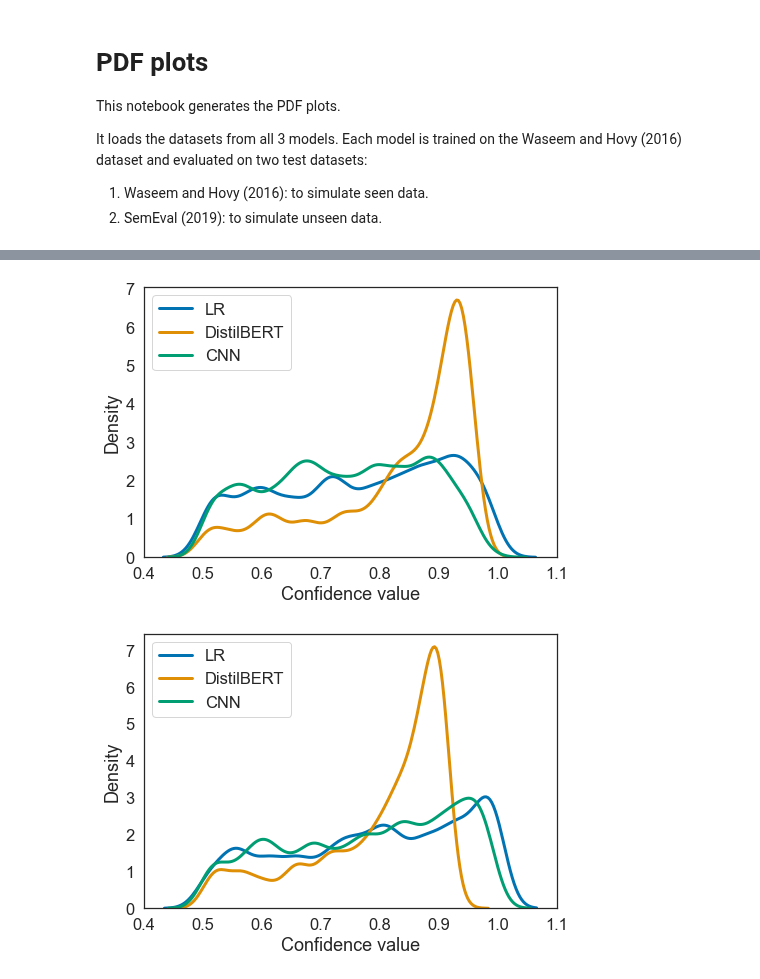
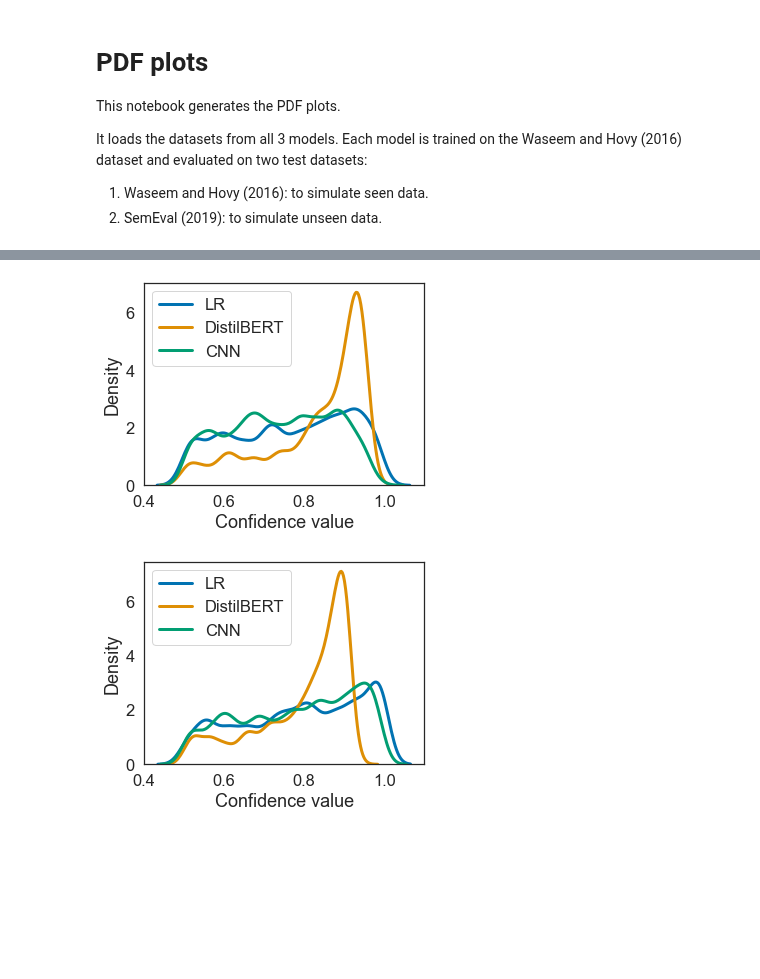
Before and after one commit to delftcrowd/smart_rejector_for_hate_speech, a Jupyter notebook: code/rejector/PDF plots.ipynb, the cells around one changed output, grey strips where cells are left out. Cells and saved outputs as stored; diff of their text form; code cells hidden in the pictures; blank space fills up the shorter version.

```diff
--- a/code/rejector/PDF plots.ipynb
+++ b/code/rejector/PDF plots.ipynb
@@ -39,7 +39,7 @@ cnn_unseen = ("CNN", metric_cnn_waseeem_semeval)
 metrics_seen = [lr_seen, distilbert_seen, cnn_seen]
 metrics_unseen = [lr_unseen, distilbert_unseen, cnn_unseen]
 # %%
-sns.set(rc={'figure.figsize':(7,5)})
+sns.set(rc={'figure.figsize':(5,4)})
 sns.set(font_scale = 1.5, palette="colorblind")
 sns.set_style("white")
 Metric.plot_multiple_confidence_densities(metrics=metrics_seen, bw_adjust=0.5, filename="confidence-densities-seen-tp.pdf", type="TP")
@@ -48,5 +48,5 @@ Metric.plot_multiple_confidence_densities(metrics=metrics_seen, bw_adjust=0.5, f
 # %%
-sns.set(rc={'figure.figsize':(7,5)})
+sns.set(rc={'figure.figsize':(5,4)})
 sns.set(font_scale = 1.5, palette="colorblind")
 sns.set_style("white")
 Metric.plot_multiple_confidence_densities(metrics=metrics_seen, bw_adjust=0.5, filename="confidence-densities-seen-tn.pdf", type="TN")
@@ -55,5 +55,5 @@ Metric.plot_multiple_confidence_densities(metrics=metrics_seen, bw_adjust=0.5, f
 # %%
-sns.set(rc={'figure.figsize':(7,5)})
+sns.set(rc={'figure.figsize':(5,4)})
 sns.set(font_scale = 1.5, palette="colorblind")
 sns.set_style("white")
 Metric.plot_multiple_confidence_densities(metrics=metrics_seen, bw_adjust=0.5, filename="confidence-densities-seen-fp.pdf", type="FP")
@@ -62,15 +62,15 @@ Metric.plot_multiple_confidence_densities(metrics=metrics_seen, bw_adjust=0.5, f
 # %%
-sns.set(rc={'figure.figsize':(7,5)})
+sns.set(rc={'figure.figsize':(5,4)})
 sns.set(font_scale = 1.5, palette="colorblind")
 sns.set_style("white")
 Metric.plot_multiple_confidence_densities(metrics=metrics_seen, bw_adjust=0.5, filename="confidence-densities-seen-fn.pdf", type="FN")
 # %% [output]
-[figure, old version]
+[figure, new version]
 # %%
-sns.set(rc={'figure.figsize':(7,5)})
+sns.set(rc={'figure.figsize':(5,4)})
 sns.set(font_scale = 1.5, palette="colorblind")
 sns.set_style("white")
 Metric.plot_multiple_confidence_densities(metrics=metrics_unseen, bw_adjust=0.5, filename="confidence-densities-unseen-tp.pdf", type="TP")
 # %% [output]
-[figure, old version]
+[figure, new version]
 # %%
```
Also changed, not shown: parts of 6 cells of this notebook, 11 other files.
